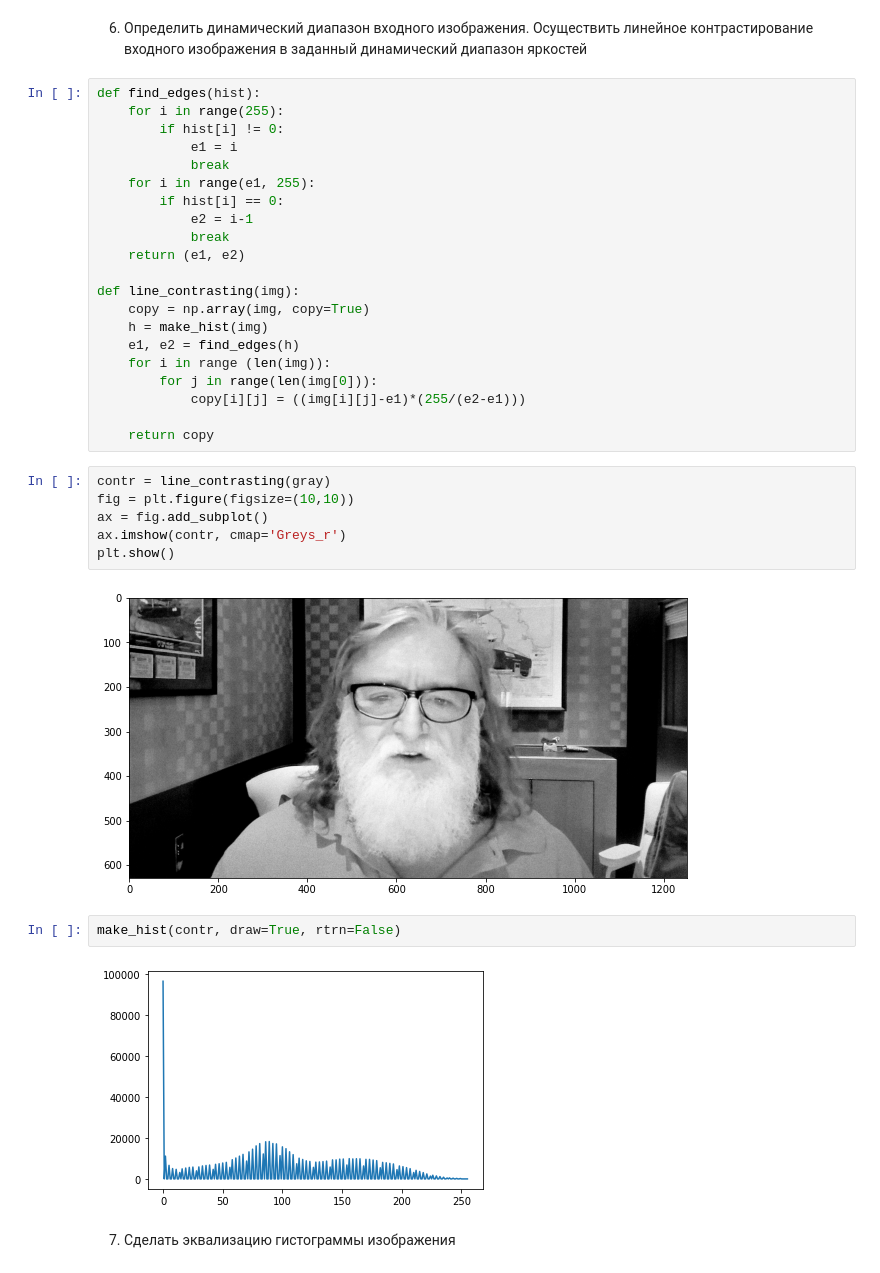
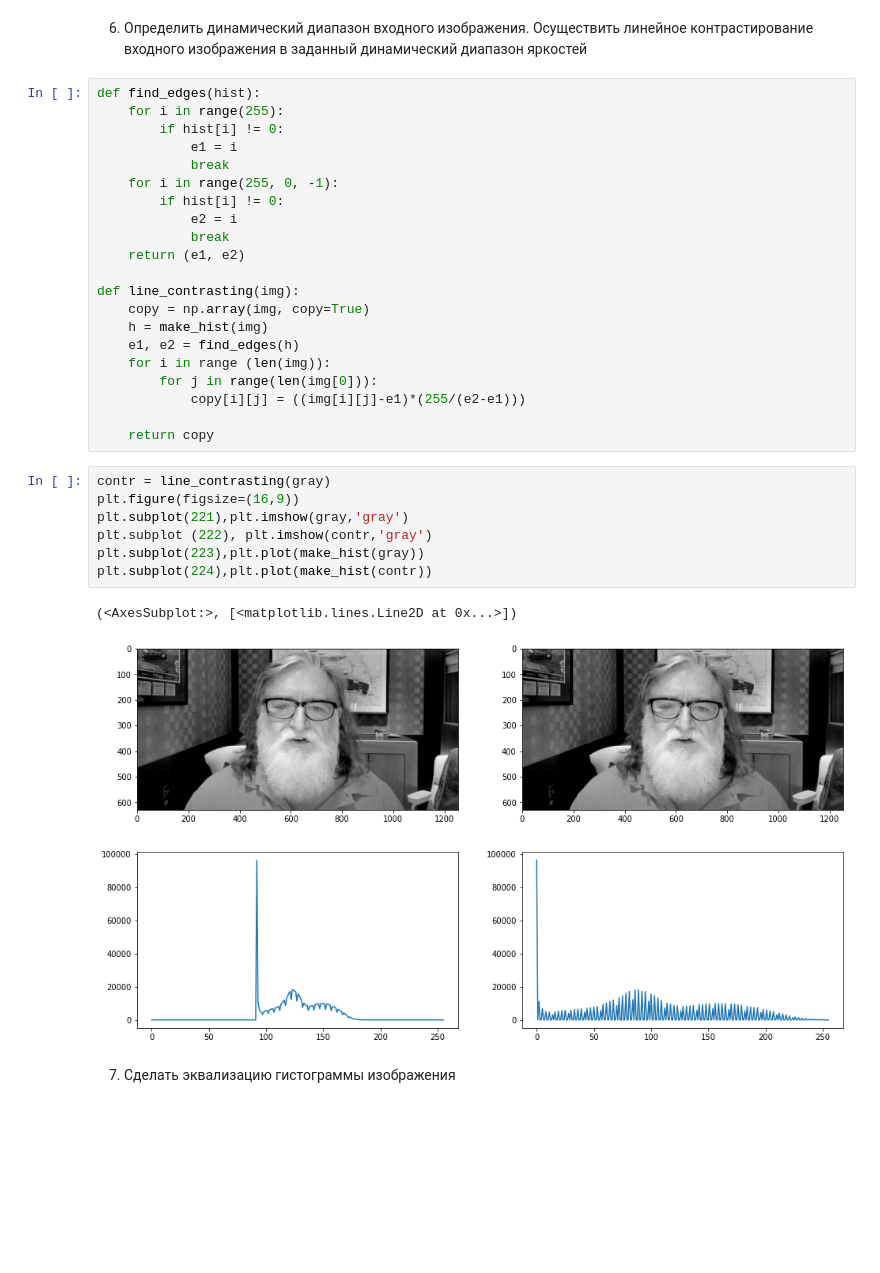
Before and after one commit to Liptee/Image-processing, a Jupyter notebook: LAB1/img_processing.ipynb, the cells around one changed output. Cells and saved outputs as stored; diff of their text form; blank space fills up the shorter version.

```diff
--- a/LAB1/img_processing.ipynb
+++ b/LAB1/img_processing.ipynb
@@ -131,9 +135,9 @@ def find_edges(hist):
         if hist[i] != 0:
             e1 = i
             break
-    for i in range(e1, 255):
-        if hist[i] == 0:
-            e2 = i-1
+    for i in range(255, 0, -1):
+        if hist[i] != 0:
+            e2 = i
             break
     return (e1, e2)
 
@@ -146,18 +150,16 @@ def line_contrasting(img):
             copy[i][j] = ((img[i][j]-e1)*(255/(e2-e1)))
 
     return copy
-# %%
-contr = line_contrasting(gray)
-fig = plt.figure(figsize=(10,10))
-ax = fig.add_subplot()
-ax.imshow(contr, cmap='Greys_r')
-plt.show()
-# %% [output]
-[figure, removed]
-# %%
-make_hist(contr, draw=True, rtrn=False)
-# %% [output]
-[figure, removed]
+# %%
+contr = line_contrasting(gray)
+plt.figure(figsize=(16,9))
+plt.subplot(221),plt.imshow(gray,'gray')
+plt.subplot (222), plt.imshow(contr,'gray')
+plt.subplot(223),plt.plot(make_hist(gray))
+plt.subplot(224),plt.plot(make_hist(contr))
+# %% [output]
+(<AxesSubplot:>, [<matplotlib.lines.Line2D at 0x...>])
+[figure, added]
 # %% [markdown]
 7. Сделать эквализацию гистограммы изображения
 # %%
```
Also changed, not shown: parts of 12 cells of this notebook, 1 other file.
